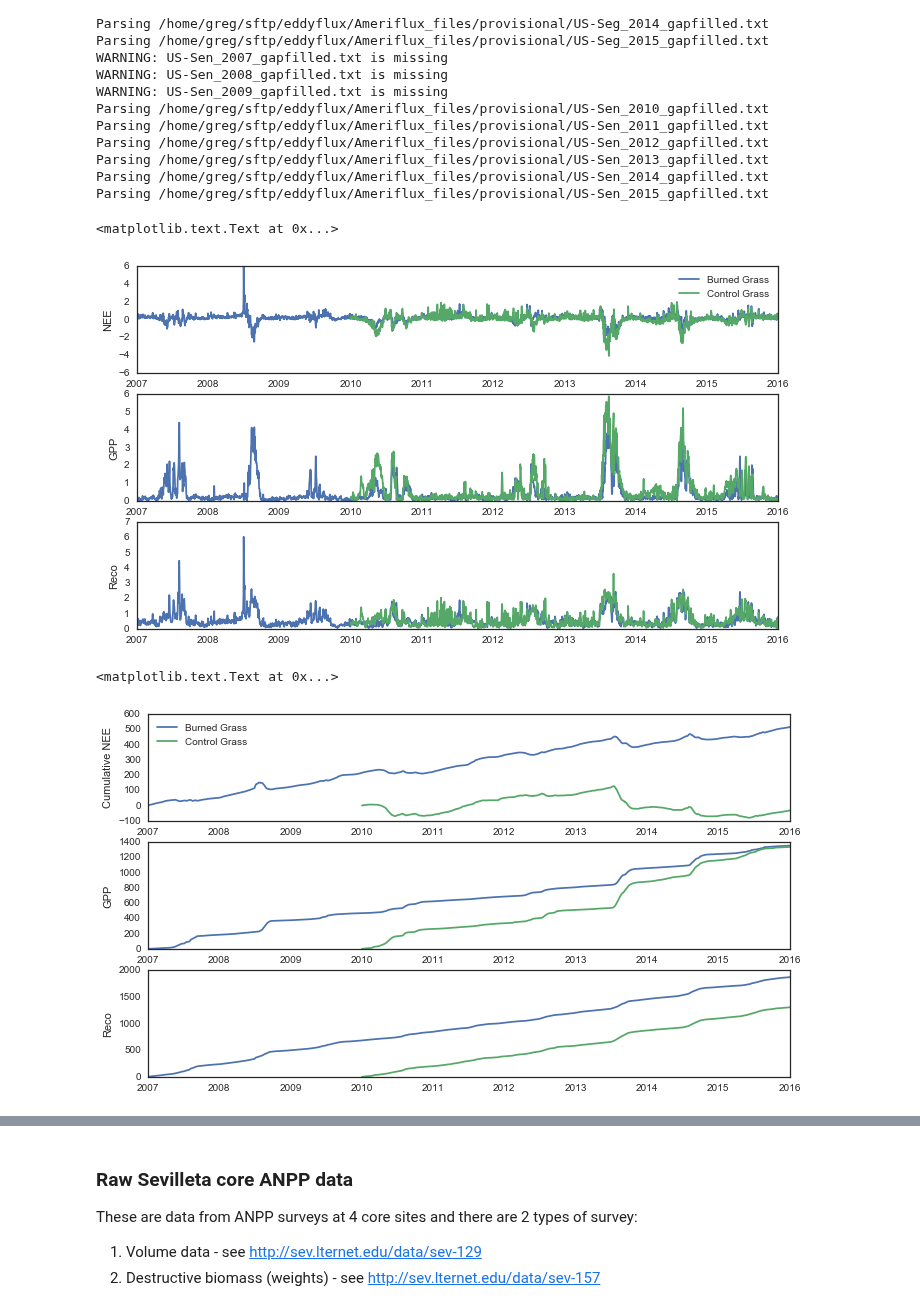
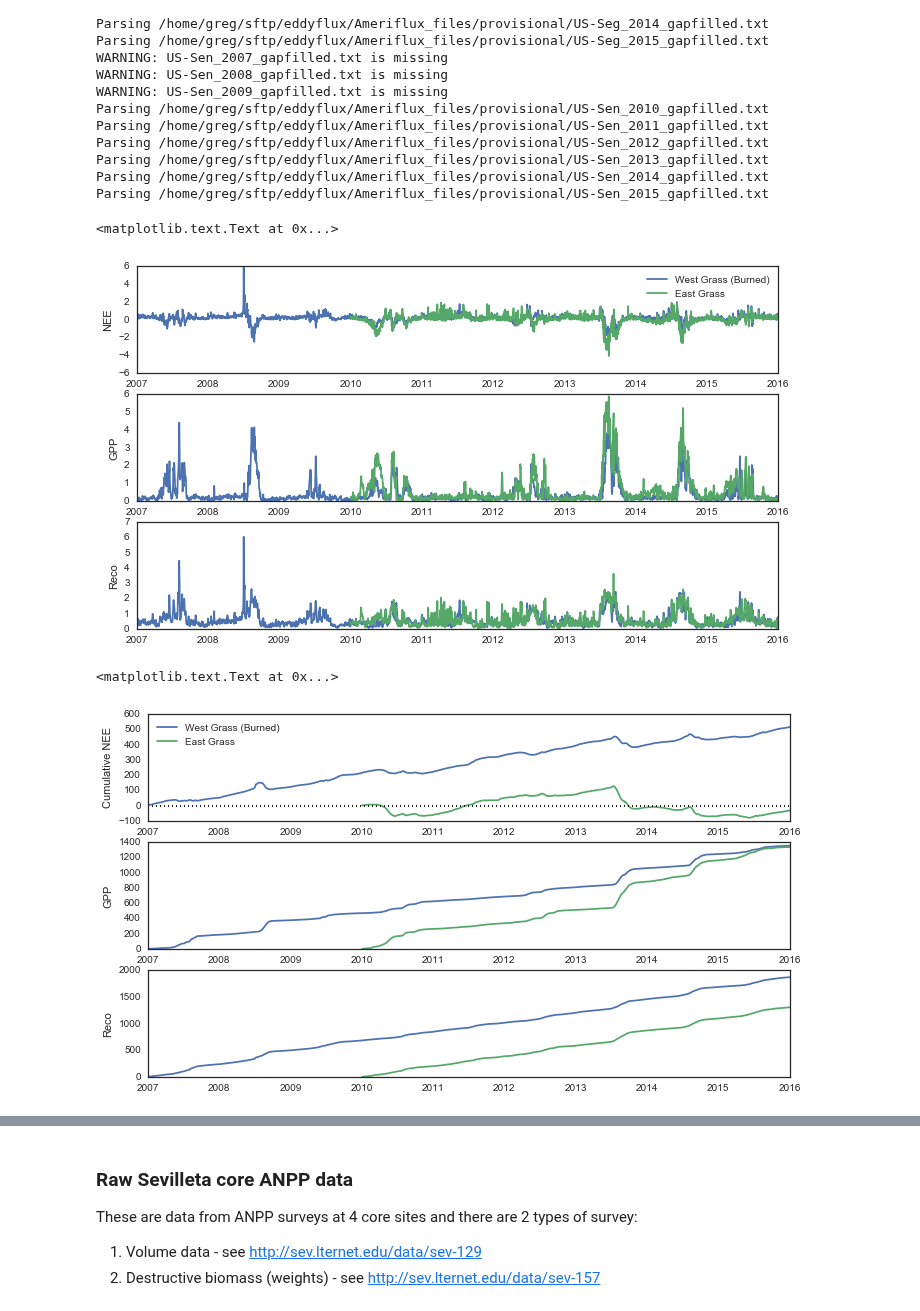
Before and after one commit to gremau/NMEG_miscellany, a Jupyter notebook: jupyter/Sev_Grassland_Comparison.ipynb, the cells around one changed output, grey strips where cells are left out. Saved outputs shown, nothing was run; the diff lists cells and outputs as text; code cells hidden in the pictures.

```diff
--- a/jupyter/Sev_Grassland_Comparison.ipynb
+++ b/jupyter/Sev_Grassland_Comparison.ipynb
@@ -67,7 +71,7 @@ ax = plt.subplot(3, 1, 1)
 ax.plot(d.Seg.index, d.Seg.FC_F_g_int)
 ax.plot(d.Seg.index, d.Sen.FC_F_g_int)
 ax.set_ylabel('NEE')
-plt.legend(['Burned Grass', 'Control Grass'])
+plt.legend(['West Grass (Burned)', 'East Grass'])
 ax = plt.subplot(3, 1, 2)
 ax.plot(d.Seg.index, d.Seg.GPP_g_int)
 ax.plot(d.Seg.index, d.Sen.GPP_g_int)
@@ -78,22 +82,23 @@ ax.plot(d.Seg.index, d.Sen.RECO_g_int)
 ax.set_ylabel('Reco')
 # %% [output]
 <matplotlib.text.Text at 0x...>
-[figure, old version]
+[figure, new version]
 # %%
 fig2 = plt.figure(figsize=( 11.5, 6.5 ), dpi=150, facecolor='w', edgecolor='k')
 ax = plt.subplot(3, 1, 1)
 ax.plot(d.Seg.index, np.cumsum(d.Seg.FC_F_g_int))
 ax.plot(d.Seg.index, np.cumsum(d.Sen.FC_F_g_int))
+ax.axhline(y=0, xmin=0, xmax=1, ls=':', color='k')
 ax.set_ylabel('Cumulative NEE')
-plt.legend(['Burned Grass', 'Control Grass'], loc='upper left')
+plt.legend(['West Grass (Burned)', 'East Grass'], loc='upper left')
 ax = plt.subplot(3, 1, 2)
 ax.plot(d.Seg.index, np.cumsum(d.Seg.GPP_g_int))
 ax.plot(d.Seg.index, np.cumsum(d.Sen.GPP_g_int))
 ax.set_ylabel('GPP')
 ax = plt.subplot(3, 1, 3)
 ax.plot(d.Seg.index, np.cumsum(d.Seg.RECO_g_int))
 ax.plot(d.Seg.index, np.cumsum(d.Sen.RECO_g_int))
 ax.set_ylabel('Reco')
 # %% [output]
 <matplotlib.text.Text at 0x...>
-[figure, old version]
+[figure, new version]
```
Also changed, not shown: parts of 6 cells of this notebook.
